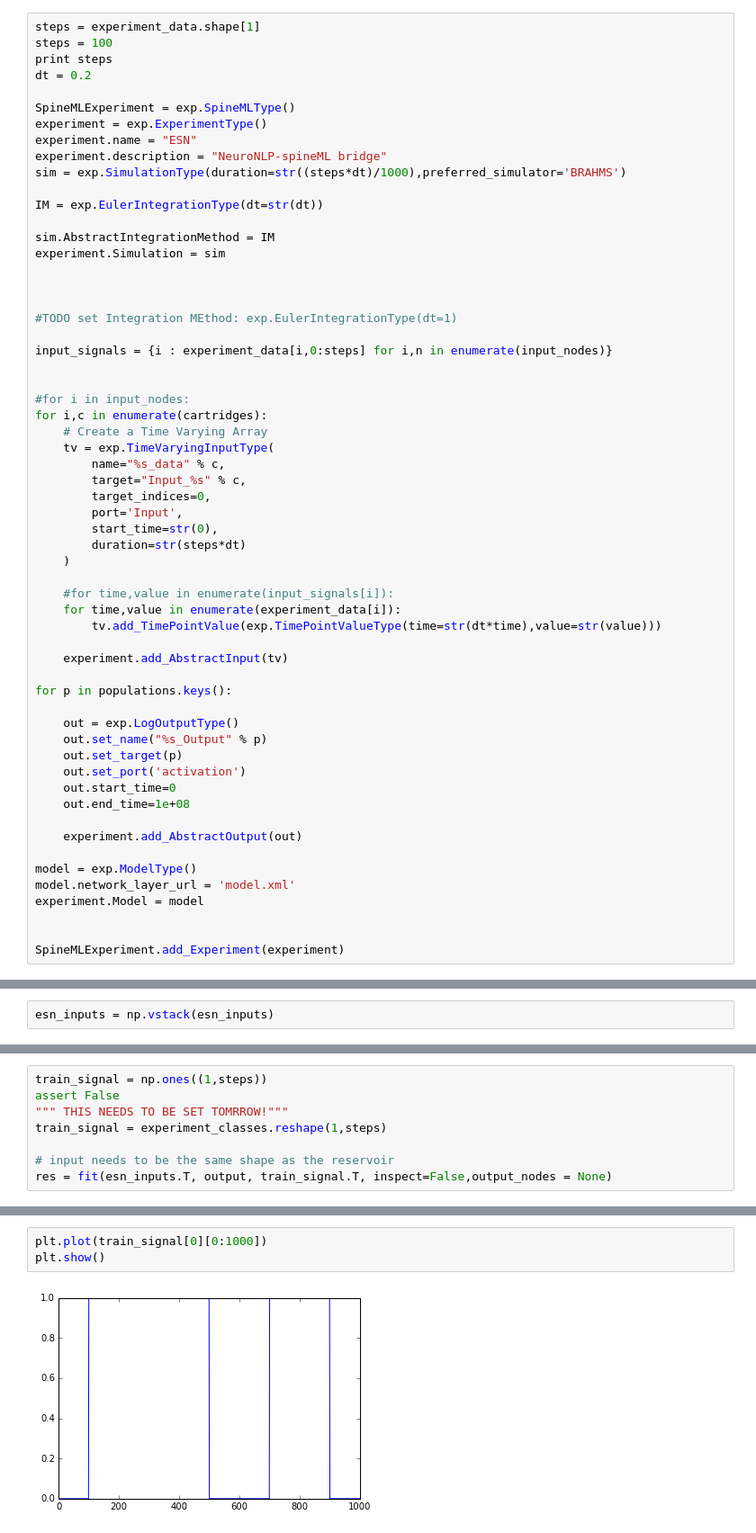
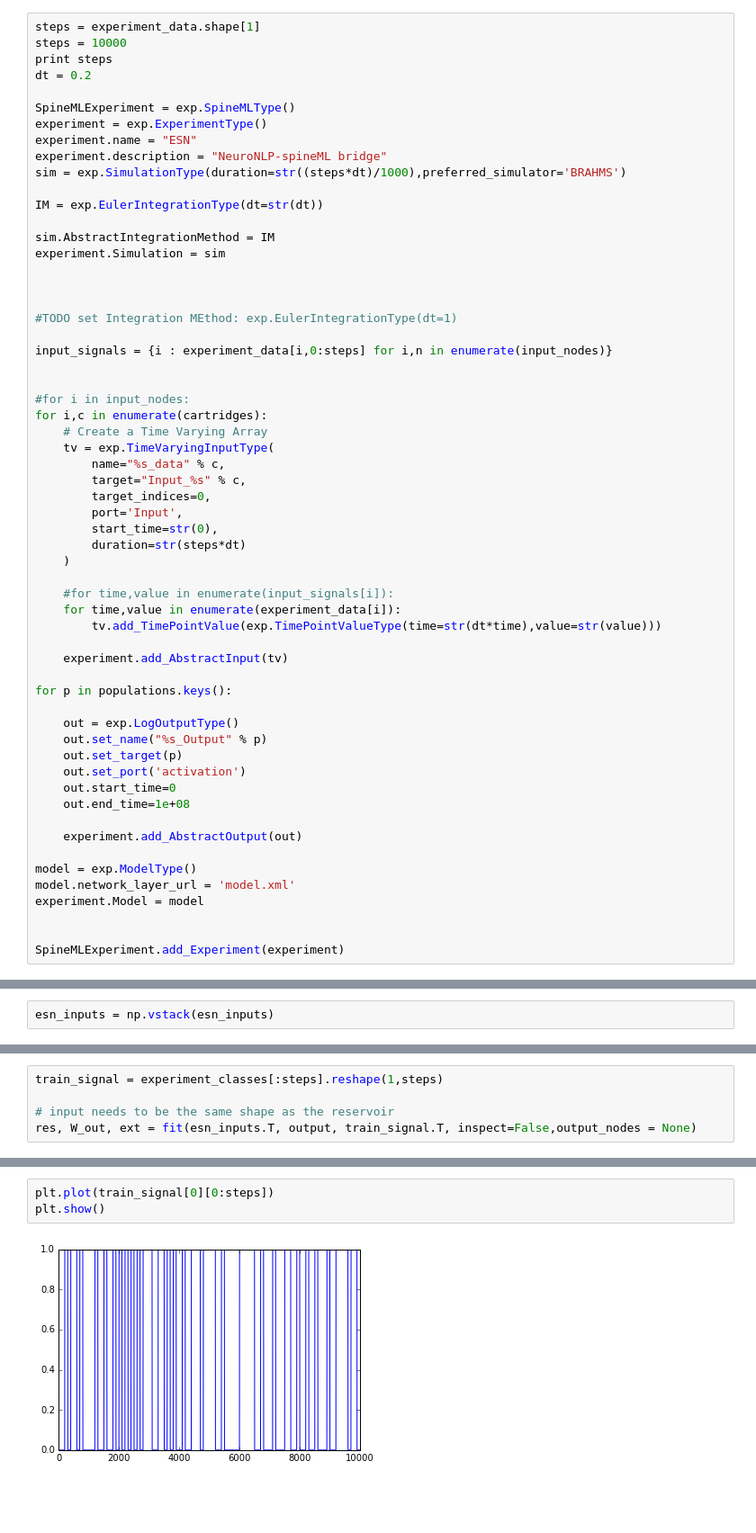
Before and after one commit to AdamRTomkins/libSpineML, a Jupyter notebook: libSpineML/examples/create_esn/UDLR_esn.ipynb, the cells around one changed output, grey strips where cells are left out. Shown: that part at 90% size. Drawn from its saved outputs; the diff is of its cells as text; blank space fills up the shorter version.

```diff
--- a/libSpineML/examples/create_esn/UDLR_esn.ipynb
+++ b/libSpineML/examples/create_esn/UDLR_esn.ipynb
@@ -208,7 +208,7 @@ done
 # Create an Experiment with Input
 # %%
 steps = experiment_data.shape[1]
-steps = 100
+steps = 10000
 print steps
 dt = 0.2
 
@@ -389,10 +429,7 @@ def fit(inputs, states, outputs, inspect=False,output_nodes = None):
 # %%
-train_signal = np.ones((1,steps))
-assert False
-""" THIS NEEDS TO BE SET TOMRROW!"""
-train_signal = experiment_classes.reshape(1,steps)
+train_signal = experiment_classes[:steps].reshape(1,steps)
 
 # input needs to be the same shape as the reservoir
-res = fit(esn_inputs.T, output, train_signal.T, inspect=False,output_nodes = None)
+res, W_out, ext = fit(esn_inputs.T, output, train_signal.T, inspect=False,output_nodes = None)
 # %% [output]
 fitting...
@@ -416,5 +461,5 @@ plt.show()
 # %%
-plt.plot(train_signal[0][0:1000])
+plt.plot(train_signal[0][0:steps])
 plt.show()
 # %% [output]
-[figure, old version]
+[figure, new version]
```
Also changed, not shown: parts of 24 cells of this notebook, 14 other files.
